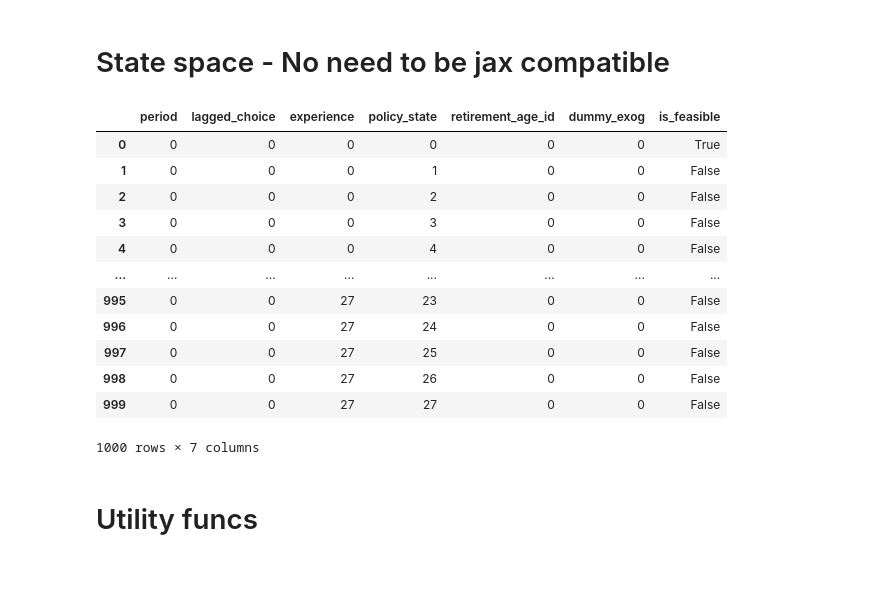
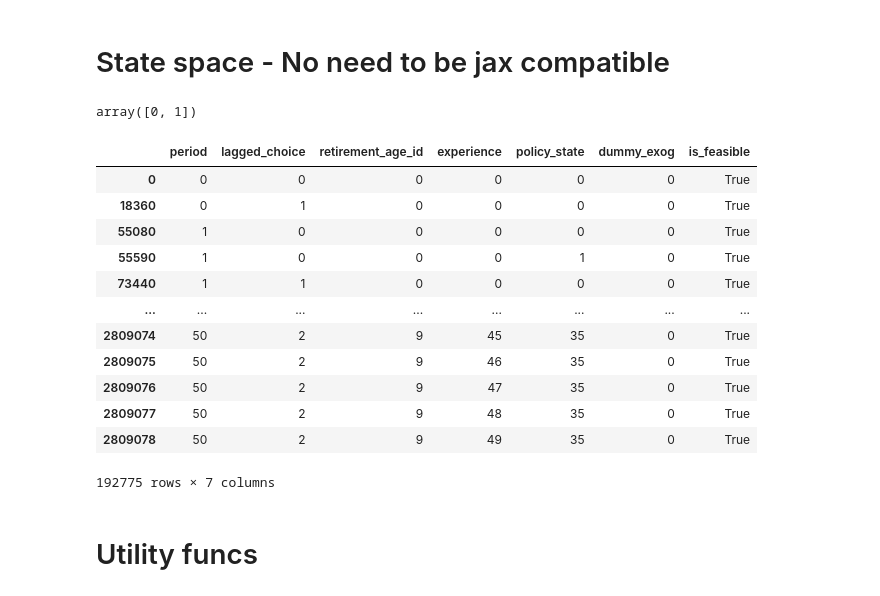
Before and after one commit to PolicyUncertainty/model_development, a Jupyter notebook: minimal_model_max.ipynb, the cells around one changed output. Cells and saved outputs as stored; diff of their text form; code cells hidden in the pictures.

```diff
--- a/minimal_model_max.ipynb
+++ b/minimal_model_max.ipynb
@@ -70,7 +70,7 @@ params_dict_test = {
 # State space - No need to be jax compatible
 # %%
 def sparsity_condition(
-    period, lagged_choice, policy_state, retirement_age_id, experience, options
+    period, lagged_choice, policy_state, retirement_age_id, experience
 ):
     min_ret_age = options["min_retirement_age"]
     start_age = options["start_age"]
@@ -108,0 +148,4 @@ def sparsity_condition(
+# %%
+state_specific_choice_set(38, 0, 20, options_test["model_params"])
+# %% [output]
+array([0, 1])
@@ -114,20 +162,21 @@ options_test["state_space"]["endogenous_states"]["sparsity_condition"] = sparsit
 state_space_df = inspect_state_space(options_test)
 # %%
 state_space_df.head(1000)
+state_space_df[state_space_df.is_feasible]
 # %% [output]
-|  | period | lagged_choice | experience | policy_state | retirement_age_id | dummy_exog | is_feasible |
+|  | period | lagged_choice | retirement_age_id | experience | policy_state | dummy_exog | is_feasible |
 | 0 | 0 | 0 | 0 | 0 | 0 | 0 | True |
-| 1 | 0 | 0 | 0 | 1 | 0 | 0 | False |
-| 2 | 0 | 0 | 0 | 2 | 0 | 0 | False |
-| 3 | 0 | 0 | 0 | 3 | 0 | 0 | False |
-| 4 | 0 | 0 | 0 | 4 | 0 | 0 | False |
+| 18360 | 0 | 1 | 0 | 0 | 0 | 0 | True |
+| 55080 | 1 | 0 | 0 | 0 | 0 | 0 | True |
+| 55590 | 1 | 0 | 0 | 0 | 1 | 0 | True |
+| 73440 | 1 | 1 | 0 | 0 | 0 | 0 | True |
 | ... | ... | ... | ... | ... | ... | ... | ... |
-| 995 | 0 | 0 | 27 | 23 | 0 | 0 | False |
-| 996 | 0 | 0 | 27 | 24 | 0 | 0 | False |
-| 997 | 0 | 0 | 27 | 25 | 0 | 0 | False |
-| 998 | 0 | 0 | 27 | 26 | 0 | 0 | False |
-| 999 | 0 | 0 | 27 | 27 | 0 | 0 | False |
+| 2809074 | 50 | 2 | 9 | 45 | 35 | 0 | True |
+| 2809075 | 50 | 2 | 9 | 46 | 35 | 0 | True |
+| 2809076 | 50 | 2 | 9 | 47 | 35 | 0 | True |
+| 2809077 | 50 | 2 | 9 | 48 | 35 | 0 | True |
+| 2809078 | 50 | 2 | 9 | 49 | 35 | 0 | True |
-1000 rows × 7 columns
+192775 rows × 7 columns
 # %% [markdown]
 # Utility funcs
 # %%
```
Also changed, not shown: parts of 4 cells of this notebook, 1 other file.
